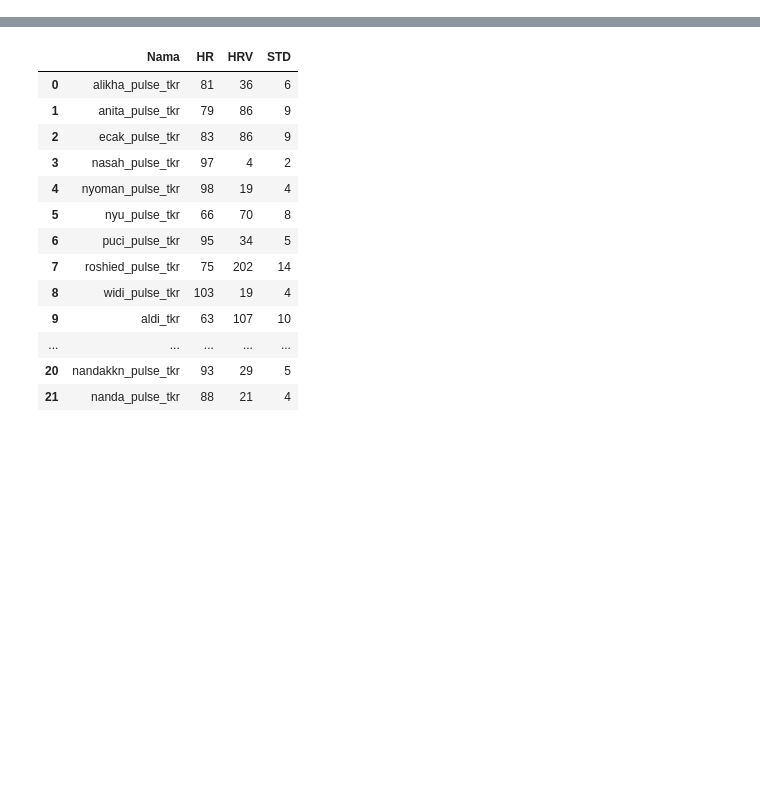
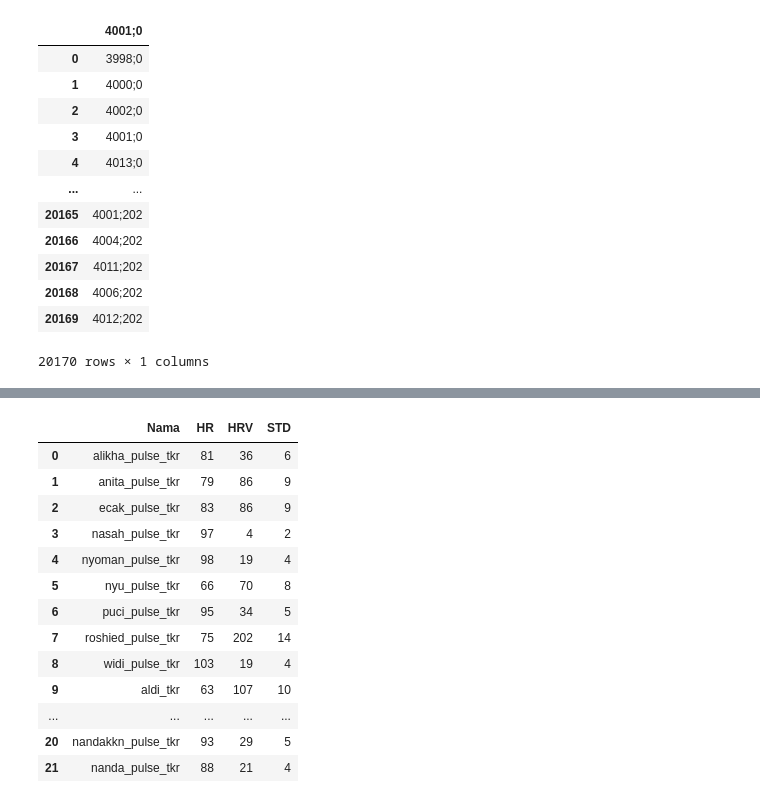
Before and after one commit to Alwafauzan/skripsi, a Jupyter notebook: DASS/DASS.ipynb, the cells around one changed output, grey strips where cells are left out. Drawn from its saved outputs; the diff is of its cells as text; code cells hidden in the pictures; blank space fills up the shorter version.

```diff
--- a/DASS/DASS.ipynb
+++ b/DASS/DASS.ipynb
@@ -30,6 +30,23 @@ charisma_tkr = pd.read_csv("29-9-23/charisma_tkr.csv",skiprows=13,sep =",")
 deva_tkr = pd.read_csv("29-9-23/deva_tkr.csv",skiprows=13,sep =",")
 faiza_tkr = pd.read_csv("29-9-23/faiza_tkr.csv",skiprows=13,sep =",")
 novi_tkr = pd.read_csv("29-9-23/novi_tkr.csv",skiprows=13,sep =",")
+# %%
+a = pd.read_csv('https://raw.githubusercontent.com/Alwafauzan/skripsi/main/DASS/data_awal/amel_pulse_tkr.csv')
+a
+# %% [output]
+|  | 4001;0 |
+| 0 | 3998;0 |
+| 1 | 4000;0 |
+| 2 | 4002;0 |
+| 3 | 4001;0 |
+| 4 | 4013;0 |
+| ... | ... |
+| 20165 | 4001;202 |
+| 20166 | 4004;202 |
+| 20167 | 4011;202 |
+| 20168 | 4006;202 |
+| 20169 | 4012;202 |
+20170 rows × 1 columns
 # %%
 alikha_pulse_tkr.drop(alikha_pulse_tkr.columns[1], axis=1, inplace=True)
 anita_pulse_tkr.drop(anita_pulse_tkr.columns[1], axis=1, inplace=True)
```
Also changed, not shown: parts of 8 cells of this notebook, 1 other file.
